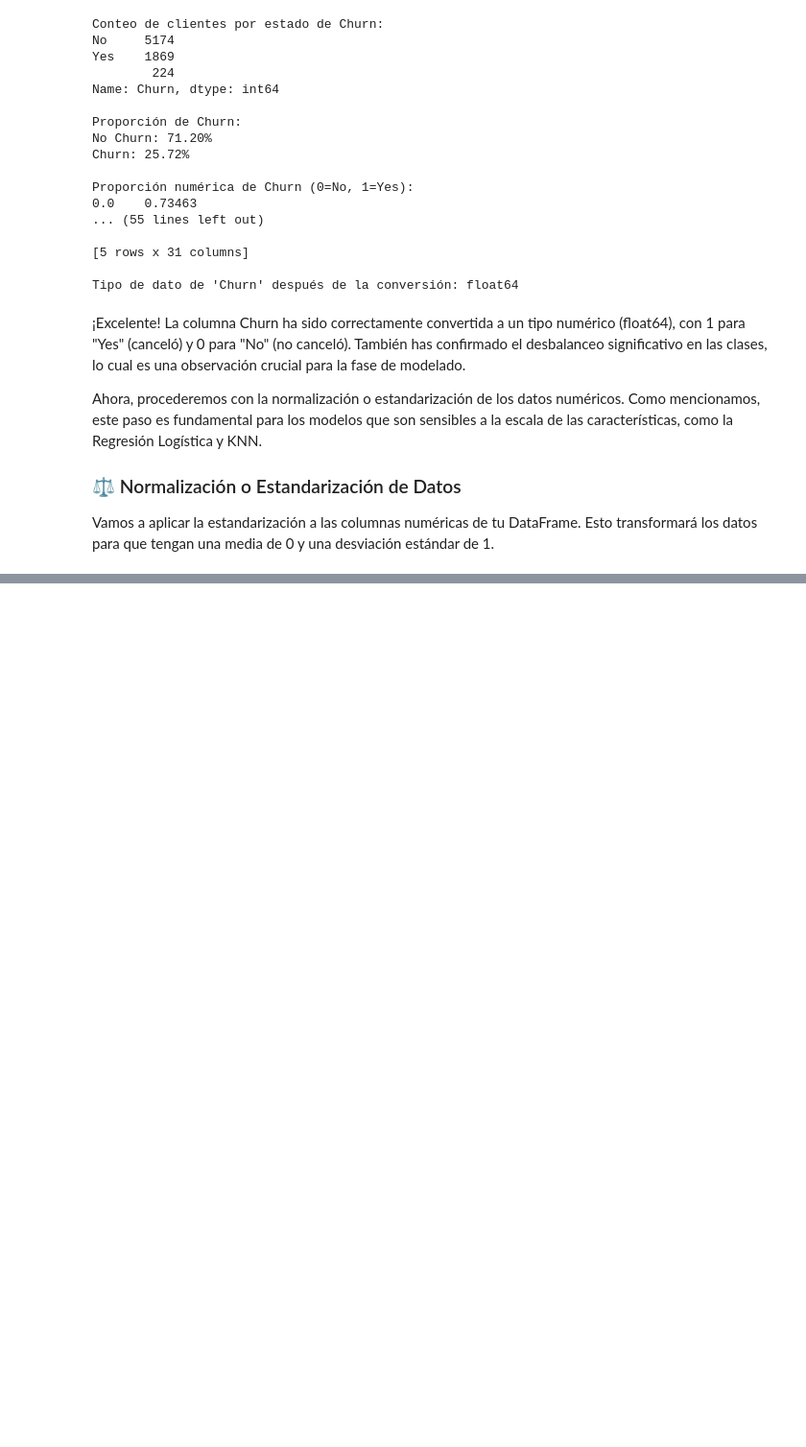
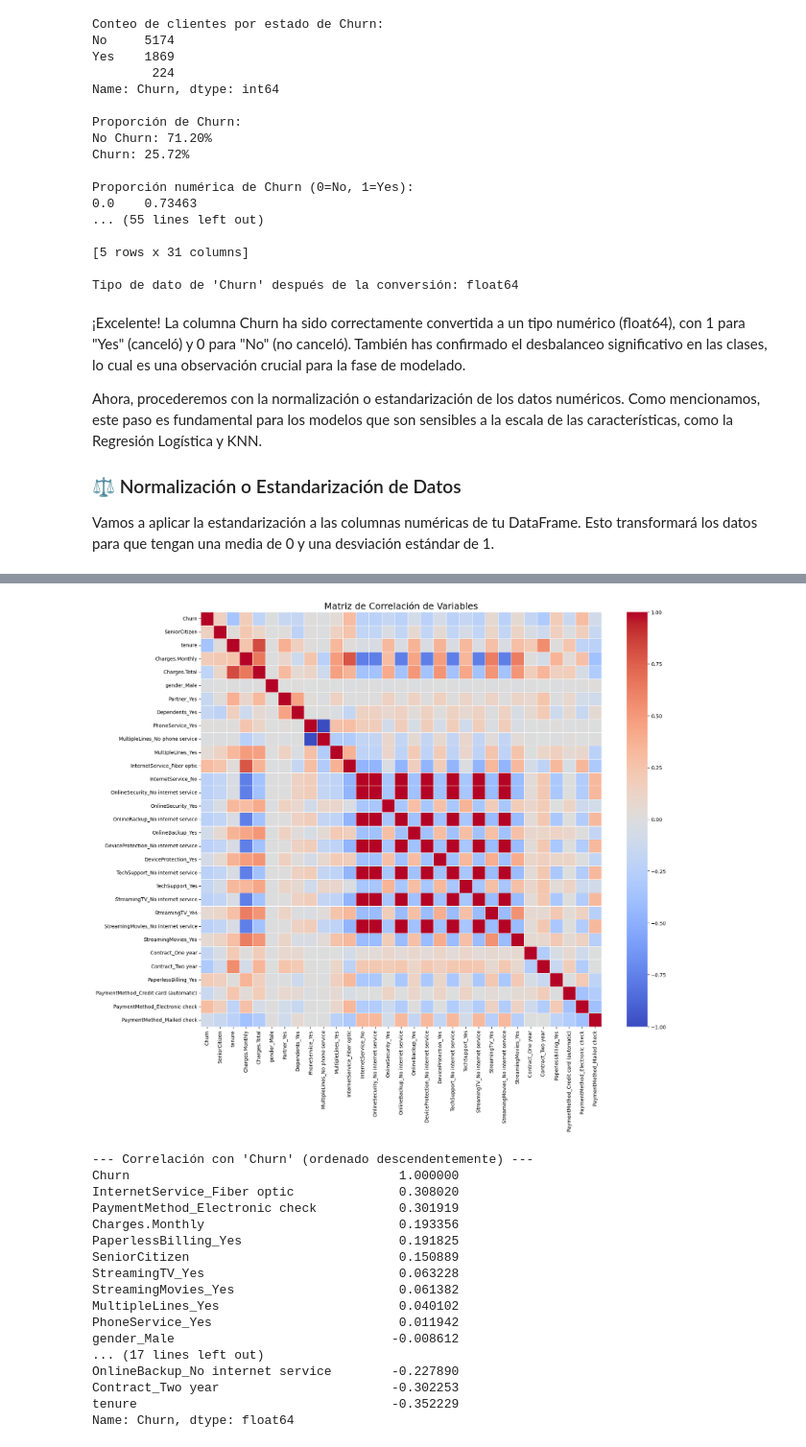
Before and after one commit to polargentino/ipynb-alura, a Jupyter notebook: notebooks/20-TelecomX-2.ipynb, the cells around one changed output, grey strips where cells are left out. Shown at 96% size. Saved outputs shown, nothing was run; the diff lists cells and outputs as text; code cells hidden in the pictures; blank space fills up the shorter version.

```diff
--- a/notebooks/20-TelecomX-2.ipynb
+++ b/notebooks/20-TelecomX-2.ipynb
@@ -741,3 +741,22 @@ Ahora, procederemos con la normalización o estandarización de los datos numér
 
 ### ⚖️ Normalización o Estandarización de Datos
 Vamos a aplicar la estandarización a las columnas numéricas de tu DataFrame. Esto transformará los datos para que tengan una media de 0 y una desviación estándar de 1.
+# %%
+from sklearn.preprocessing import StandardScaler
+
+# Identificar columnas numéricas para estandarizar (excluyendo 'Churn' que es el objetivo)
+# Nos aseguramos de que 'SeniorCitizen' y 'tenure' también sean tratadas si son numéricas.
+numeric_cols = df.select_dtypes(include=['number']).columns.tolist()
+if 'Churn' in numeric_cols:
+    numeric_cols.remove('Churn')
+
+print(f"\nColumnas numéricas a estandarizar: {numeric_cols}")
+
+# Aplicar StandardScaler a las columnas numéricas
+scaler = StandardScaler()
+df[numeric_cols] = scaler.fit_transform(df[numeric_cols])
+
+print("\nDataFrame después de la estandarización de columnas numéricas:")
+print(df.head())
+print("\nTipos de datos de las columnas después de la estandarización:")
+print(df.dtypes.value_counts())
@@ -743,0 +789,31 @@ Vamos a aplicar la estandarización a las columnas numéricas de tu DataFrame. E
+# %%
+import matplotlib.pyplot as plt
+import seaborn as sns
+
+plt.figure(figsize=(18, 15)) # Aumentamos el tamaño para mejor visibilidad
+sns.heatmap(df.corr(), annot=False, cmap='coolwarm', fmt=".2f", linewidths=.5)
+plt.title('Matriz de Correlación de Variables', fontsize=18)
+plt.show()
+
+print("\n--- Correlación con 'Churn' (ordenado descendentemente) ---")
+# Filtramos las correlaciones con 'Churn' y las ordenamos
+print(df.corr()['Churn'].sort_values(ascending=False))
+# %% [output]
+[figure, added]
+--- Correlación con 'Churn' (ordenado descendentemente) ---
+Churn                                    1.000000
+InternetService_Fiber optic              0.308020
+PaymentMethod_Electronic check           0.301919
+Charges.Monthly                          0.193356
+PaperlessBilling_Yes                     0.191825
+SeniorCitizen                            0.150889
+StreamingTV_Yes                          0.063228
+StreamingMovies_Yes                      0.061382
+MultipleLines_Yes                        0.040102
+PhoneService_Yes                         0.011942
+gender_Male                             -0.008612
+... (17 lines left out)
+OnlineBackup_No internet service        -0.227890
+Contract_Two year                       -0.302253
+tenure                                  -0.352229
+Name: Churn, dtype: float64
```
Also changed, not shown: parts of 24 cells of this notebook, 2 other files.
